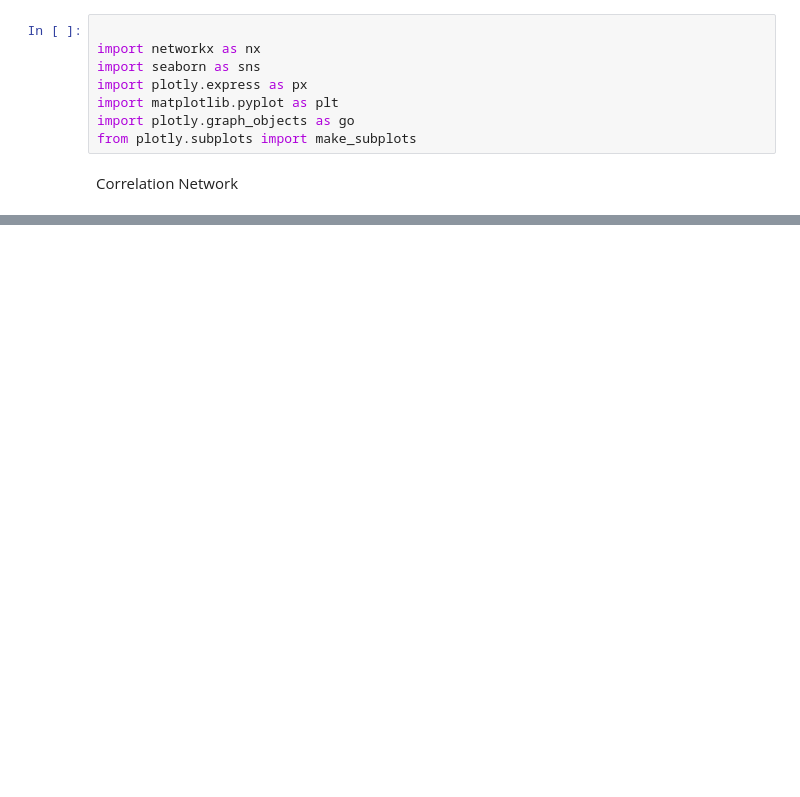
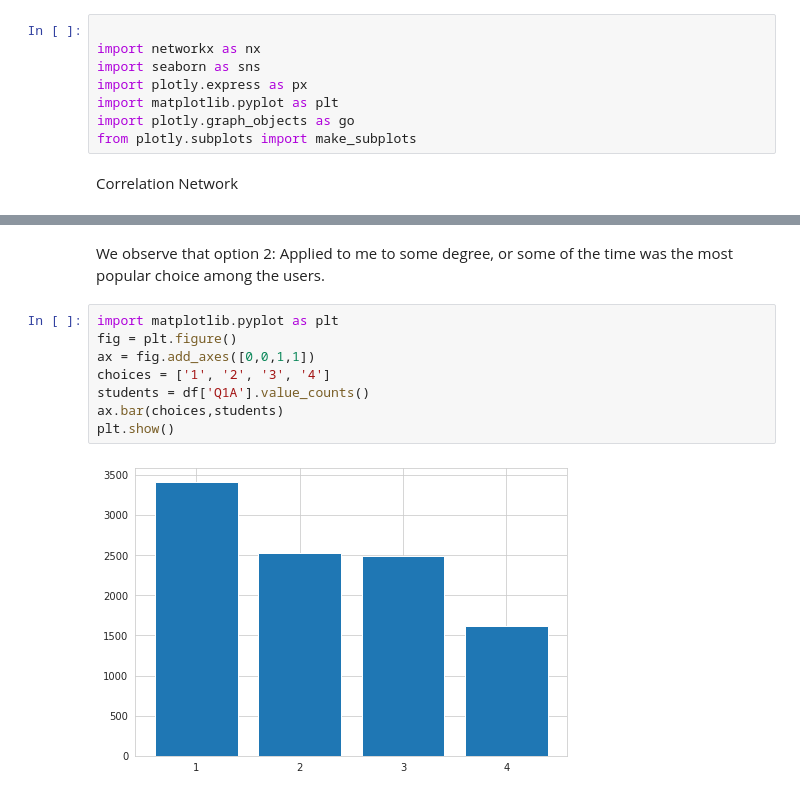
Before and after one commit to sanjana1391/Predicting-Depression-Anxiety-and-Stress, a Jupyter notebook: Predicting_Depression,_Anxiety_and_Stress.ipynb, the cells around one changed output, grey strips where cells are left out. Saved outputs shown, nothing was run; the diff lists cells and outputs as text; blank space fills up the shorter version.

```diff
--- a/Predicting_Depression,_Anxiety_and_Stress.ipynb
+++ b/Predicting_Depression,_Anxiety_and_Stress.ipynb
@@ -445,0 +426,12 @@ plt.show()
+# %% [markdown]
+We observe that option 2: Applied to me to some degree, or some of the time was the most popular choice among the users.
+# %%
+import matplotlib.pyplot as plt
+fig = plt.figure()
+ax = fig.add_axes([0,0,1,1])
+choices = ['1', '2', '3', '4']
+students = df['Q1A'].value_counts()
+ax.bar(choices,students)
+plt.show()
+# %% [output]
+[figure, added]
```
Also changed, not shown: parts of 31 cells of this notebook.
